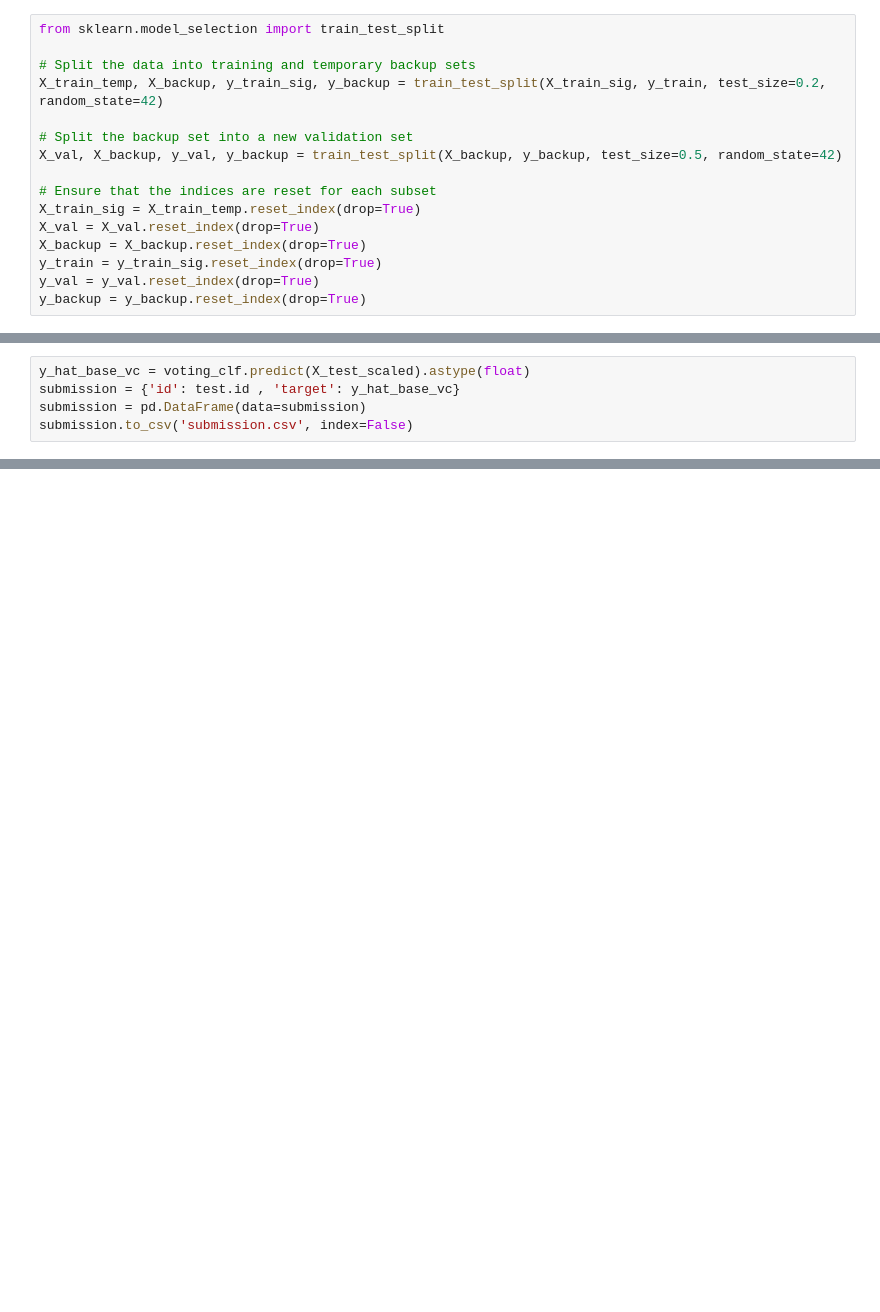
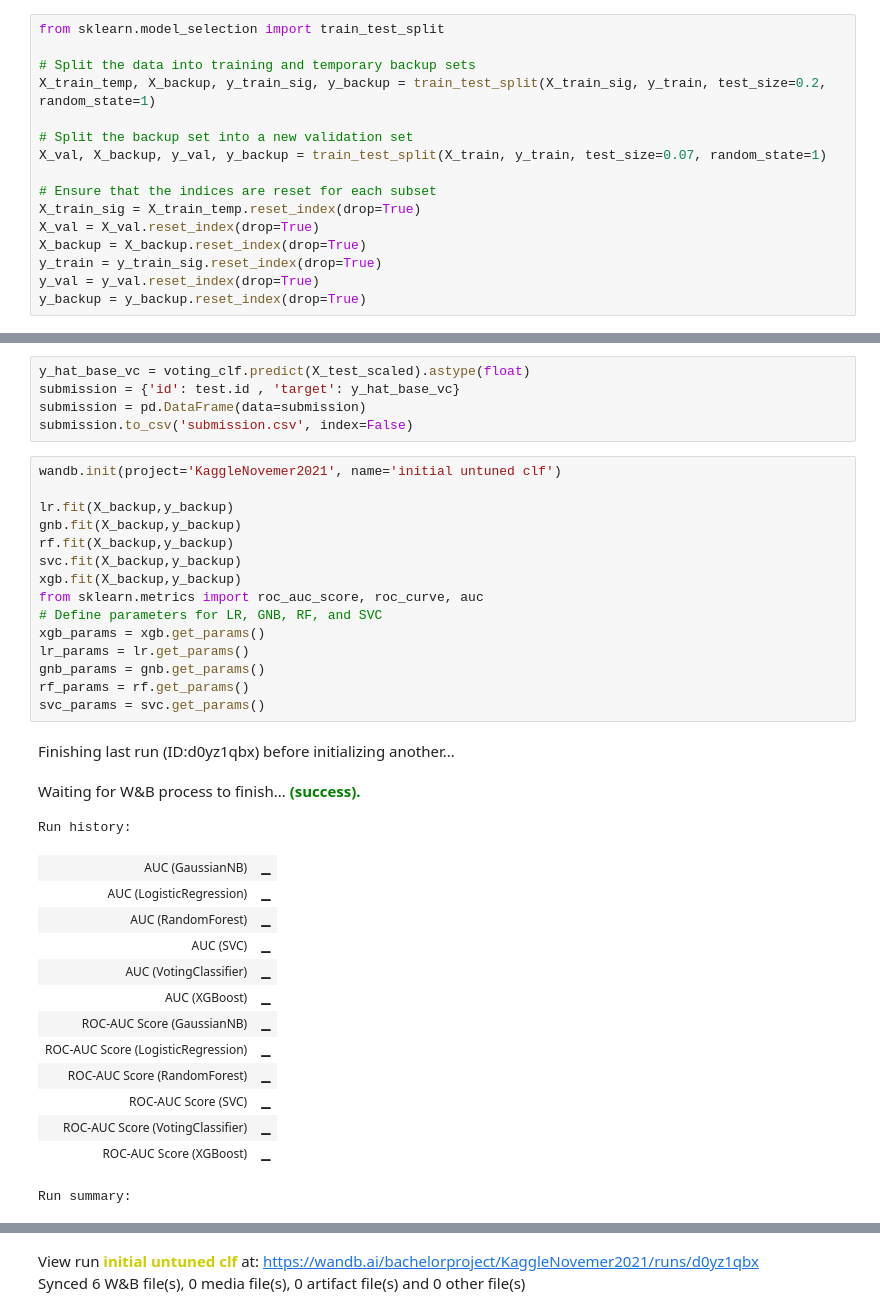
Before and after one commit to AlexisN2002/BProject, a Jupyter notebook: november2021.ipynb, the cells around one changed output, grey strips where cells are left out. Saved outputs shown, nothing was run; the diff lists cells and outputs as text; blank space fills up the shorter version.

Commit message:
Kaggle Notebook | November2021 | Version 20

```diff
--- a/november2021.ipynb
+++ b/november2021.ipynb
@@ -266,10 +266,10 @@ y_val = y_train.iloc[random_indices]
 from sklearn.model_selection import train_test_split
 
 # Split the data into training and temporary backup sets
-X_train_temp, X_backup, y_train_sig, y_backup = train_test_split(X_train_sig, y_train, test_size=0.2, random_state=42)
+X_train_temp, X_backup, y_train_sig, y_backup = train_test_split(X_train_sig, y_train, test_size=0.2, random_state=1)
 
 # Split the backup set into a new validation set
-X_val, X_backup, y_val, y_backup = train_test_split(X_backup, y_backup, test_size=0.5, random_state=42)
+X_val, X_backup, y_val, y_backup = train_test_split(X_train, y_train, test_size=0.07, random_state=1)
 
 # Ensure that the indices are reset for each subset
 X_train_sig = X_train_temp.reset_index(drop=True)
@@ -454,3 +530,35 @@ y_hat_base_vc = voting_clf.predict(X_test_scaled).astype(float)
 submission = {'id': test.id , 'target': y_hat_base_vc}
 submission = pd.DataFrame(data=submission)
 submission.to_csv('submission.csv', index=False)
+# %%
+wandb.init(project='KaggleNovemer2021', name='initial untuned clf')
+
+lr.fit(X_backup,y_backup)
+gnb.fit(X_backup,y_backup)
+rf.fit(X_backup,y_backup)
+svc.fit(X_backup,y_backup)
+xgb.fit(X_backup,y_backup)
+from sklearn.metrics import roc_auc_score, roc_curve, auc
+# Define parameters for LR, GNB, RF, and SVC
+xgb_params = xgb.get_params()
+lr_params = lr.get_params()
+gnb_params = gnb.get_params()
+rf_params = rf.get_params()
+svc_params = svc.get_params()
+# %% [output]
+Finishing last run (ID:d0yz1qbx) before initializing another...
+Waiting for W&B process to finish... (success).
+Run history:
+| AUC (GaussianNB) | ▁ |
+| AUC (LogisticRegression) | ▁ |
+| AUC (RandomForest) | ▁ |
+| AUC (SVC) | ▁ |
+| AUC (VotingClassifier) | ▁ |
+| AUC (XGBoost) | ▁ |
+| ROC-AUC Score (GaussianNB) | ▁ |
+| ROC-AUC Score (LogisticRegression) | ▁ |
+| ROC-AUC Score (RandomForest) | ▁ |
+| ROC-AUC Score (SVC) | ▁ |
+| ROC-AUC Score (VotingClassifier) | ▁ |
+| ROC-AUC Score (XGBoost) | ▁ |
+Run summary:
@@ -456,0 +577,2 @@ submission.to_csv('submission.csv', index=False)
+View run initial untuned clf at: https://wandb.ai/bachelorproject/KaggleNovemer2021/runs/d0yz1qbx
+Synced 6 W&B file(s), 0 media file(s), 0 artifact file(s) and 0 other file(s)
```
Also changed, not shown: parts of 11 cells of this notebook.
